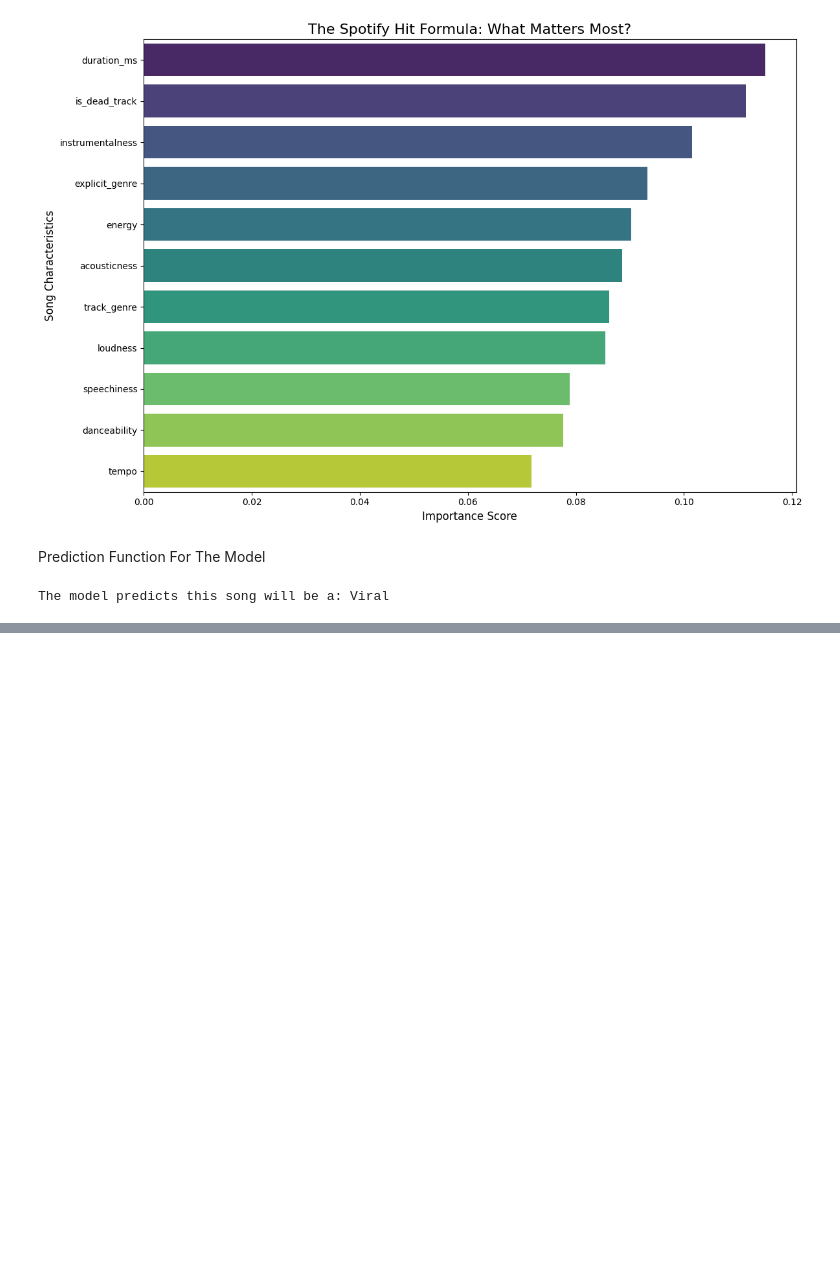
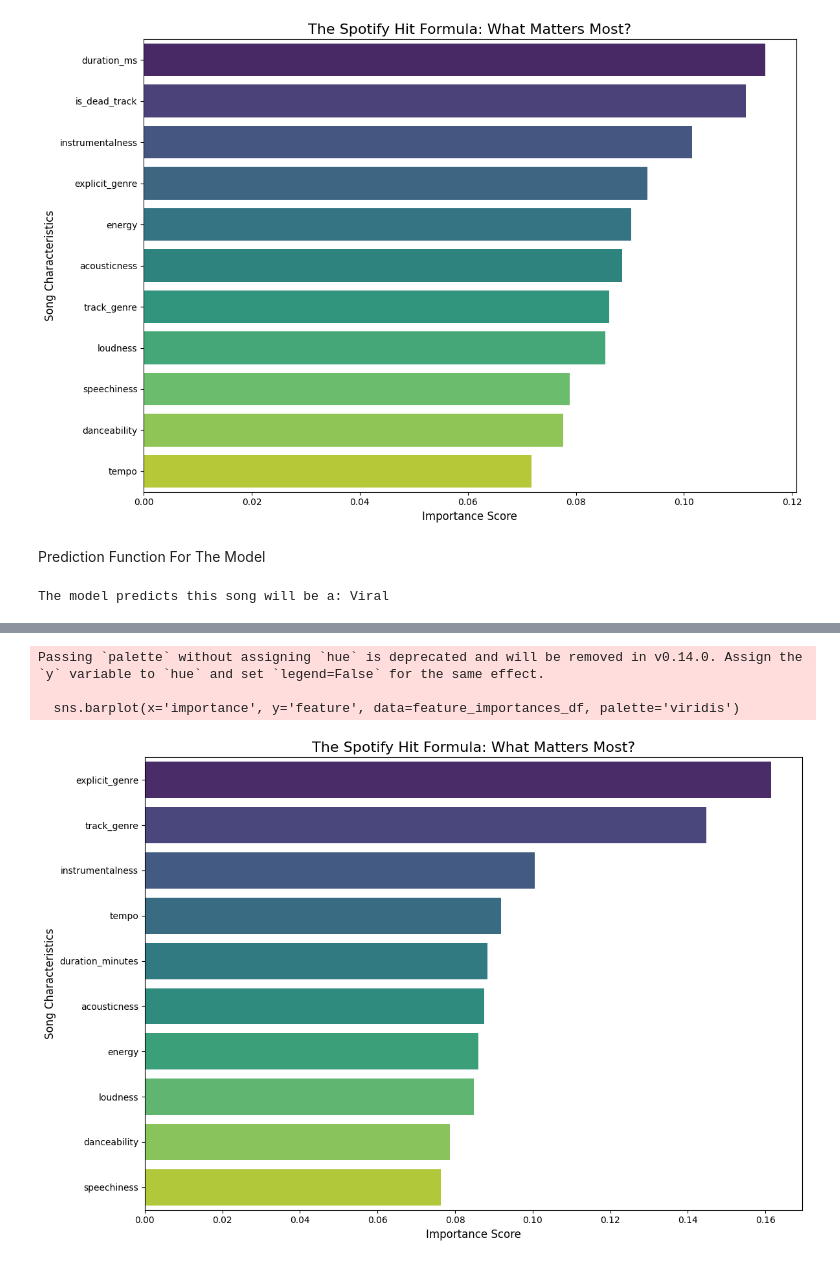
Before and after one commit to Princess-ife/What-Makes-A-Hit-Spotify-EDA, a Jupyter notebook: what-makes-a-hit-model.ipynb, the cells around one changed output, grey strips where cells are left out. Drawn from its saved outputs; the diff is of its cells as text; code cells hidden in the pictures; blank space fills up the shorter version.

Commit message:
retraining the model

```diff
--- a/what-makes-a-hit-model.ipynb
+++ b/what-makes-a-hit-model.ipynb
@@ -215,3 +215,5 @@ def predict_song_status(duration_ms, genre, is_explicit,instrumentalness, energy
 print(predict_song_status(duration_ms=3.5, genre='pop', is_explicit=False, instrumentalness=0.0, energy=0.8))
 # %% [output]
 The model predicts this song will be a: Viral
+# %%
+df['duration_minutes'] = df['duration_ms'] / 60000
@@ -217,0 +242,8 @@ The model predicts this song will be a: Viral
+# %%
+bins = [-1, 19, 49, 79, 100]
+labels = ['Flop', 'Mid', 'Hit', 'Viral']
+y = pd.cut(y_raw, bins=bins, labels=labels)
+
+print("shape:", x.shape)
+print("Class Distribution:")
+print(y.value_counts())
@@ -217,0 +259,8 @@ The model predicts this song will be a: Viral
+# %%
+X_train, X_test, y_train, y_test = train_test_split(x, y, test_size=0.2, random_state=42, stratify=y)
+
+smote = SMOTE(random_state=42)
+X_train_resampled, y_train_resampled = smote.fit_resample(X_train, y_train)
+
+print('Resampled Training Class Distribution:')
+print(pd.Series(y_train_resampled).value_counts())
@@ -217,0 +275,9 @@ The model predicts this song will be a: Viral
+# %%
+from sklearn.metrics import classification_report
+
+model_v3 = RandomForestClassifier(n_estimators=100, random_state=42)
+model_v3.fit(X_train_resampled, y_train_resampled)
+
+y_pred_v3 = model_v3.predict(X_test)
+print("\nModel Evaluation Report with Duration in Minutes:")
+print(classification_report(y_test, y_pred_v3))
@@ -217,0 +306,22 @@ The model predicts this song will be a: Viral
+# %%
+import matplotlib.pyplot as plt
+import seaborn as sns
+
+feature_importances = model_v3.feature_importances_
+feature_names = x.columns
+feature_importances_df = pd.DataFrame({'feature': feature_names, 'importance': feature_importances})
+feature_importances_df = feature_importances_df.sort_values(by='importance', ascending=False)
+
+plt.figure(figsize=(12, 8))
+sns.barplot(x='importance', y='feature', data=feature_importances_df, palette='viridis')
+plt.title('The Spotify Hit Formula: What Matters Most?', fontsize=16)
+plt.xlabel('Importance Score', fontsize=12)
+plt.ylabel('Song Characteristics', fontsize=12)
+
+plt.tight_layout()
+plt.show()
+# %% [output]
+Passing `palette` without assigning `hue` is deprecated and will be removed in v0.14.0. Assign the `y` variable to `hue` and set `legend=False` for the same effect.
+
+  sns.barplot(x='importance', y='feature', data=feature_importances_df, palette='viridis')
+[figure, added]
```
Also changed, not shown: parts of 7 cells of this notebook.
